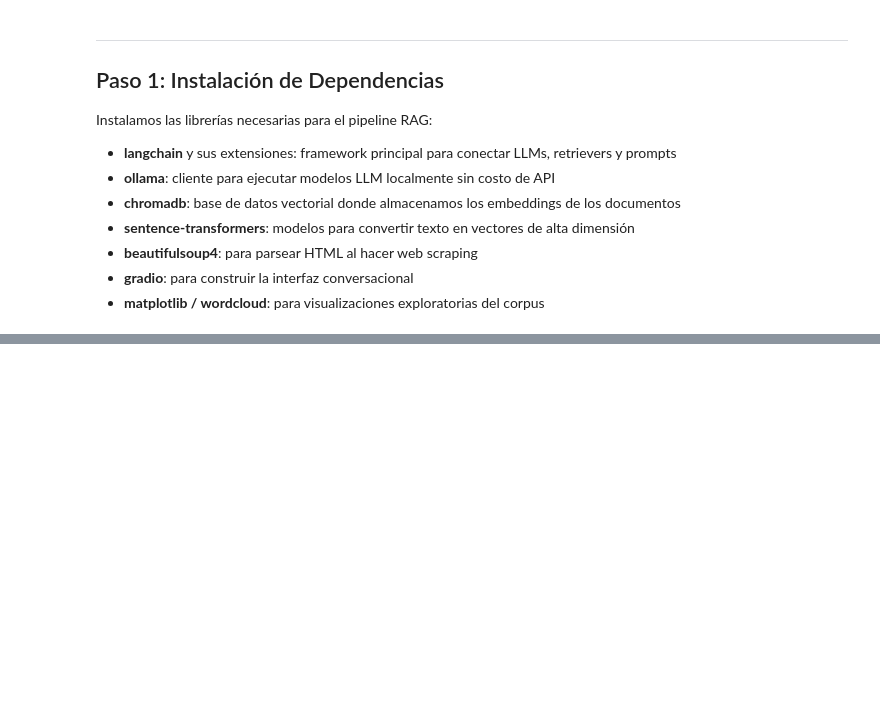
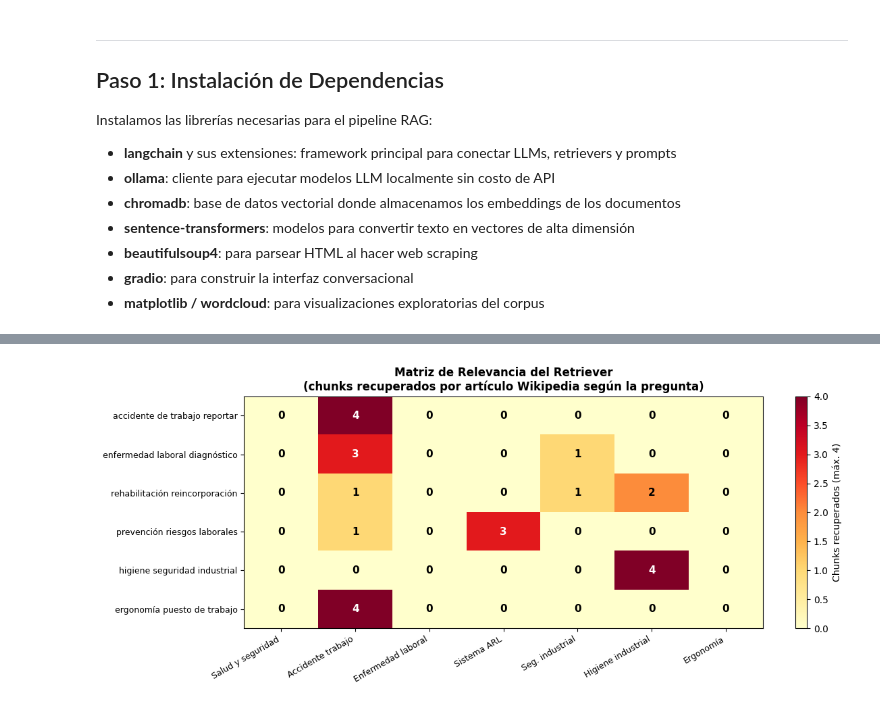
Before and after one commit to dvarelaj/nlp-miniproyecto-icesi, a Jupyter notebook: Sesion 6/modelos_generativos_RAG.ipynb, the cells around one changed output, grey strips where cells are left out. Drawn from its saved outputs; the diff is of its cells as text; code cells hidden in the pictures; blank space fills up the shorter version.

```diff
--- a/Sesion 6/modelos_generativos_RAG.ipynb
+++ b/Sesion 6/modelos_generativos_RAG.ipynb
@@ -208,0 +550,18 @@ This share link expires in 1 week. For free permanent hosting and GPU upgrades,
+# %%
+# Batería de preguntas de prueba
+preguntas_test = [
+    "¿Qué es un accidente de trabajo en Colombia?",
+    "¿Cómo puedo prevenir enfermedades laborales?",
+    "¿Cuáles son los pasos para reportar un accidente de trabajo a una ARL?",
+    "¿Qué es la rehabilitación laboral y a qué tengo derecho?",
+]
+
+print('🧪 Ejecutando pruebas del sistema RAG...\n')
+print('=' * 70)
+
+for i, pregunta in enumerate(preguntas_test, 1):
+    print(f'\n❓ Pregunta {i}: {pregunta}')
+    print('-' * 50)
+    respuesta = rag_chain.invoke(pregunta)
+    print(f'🤖 Respuesta:\n{respuesta}')
+    print('=' * 70)
@@ -208,0 +596,69 @@ This share link expires in 1 week. For free permanent hosting and GPU upgrades,
+# %%
+import numpy as np
+import matplotlib.pyplot as plt
+
+# ── Secciones ahora basadas en los artículos de Wikipedia ────────────────────
+# Mapeamos cada URL de Wikipedia a una etiqueta corta legible
+wikipedia_secciones = {
+    'Salud_y_seguridad':       'Salud y seguridad',
+    'Accidente_de_trabajo':    'Accidente trabajo',
+    'Enfermedad_laboral':      'Enfermedad laboral',
+    'Sistema_general':         'Sistema ARL',
+    'Seguridad_industrial':    'Seg. industrial',
+    'Higiene_industrial':      'Higiene industrial',
+    'Ergonoma':                'Ergonomía',
+}
+
+etiquetas = list(wikipedia_secciones.values())
+claves    = list(wikipedia_secciones.keys())
+
+preguntas_analisis = [
+    'accidente de trabajo reportar',
+    'enfermedad laboral diagnóstico',
+    'rehabilitación reincorporación',
+    'prevención riesgos laborales',
+    'higiene seguridad industrial',
+    'ergonomía puesto de trabajo',
+]
+
+# Construimos la matriz: filas=preguntas, columnas=artículos Wikipedia
+matriz = np.zeros((len(preguntas_analisis), len(claves)))
+
+for i, pregunta in enumerate(preguntas_analisis):
+    docs_recuperados = retriever.invoke(pregunta)
+    for doc in docs_recuperados:
+        url = doc.metadata.get('source', '')
+        for j, clave in enumerate(claves):
+            if clave in url:          # ← ahora busca fragmentos de URL Wikipedia
+                matriz[i][j] += 1
+
+# Visualización
+fig, ax = plt.subplots(figsize=(12, 5))
+im = ax.imshow(matriz, cmap='YlOrRd', aspect='auto', vmin=0, vmax=4)
+
+ax.set_xticks(range(len(etiquetas)))
+ax.set_xticklabels(etiquetas, rotation=30, ha='right', fontsize=9)
+ax.set_yticks(range(len(preguntas_analisis)))
+ax.set_yticklabels(preguntas_analisis, fontsize=9)
+
+for i in range(len(preguntas_analisis)):
+    for j in range(len(etiquetas)):
+        valor = int(matriz[i][j])
+        color_texto = 'white' if valor >= 3 else 'black'
+        ax.text(j, i, str(valor), ha='center', va='center',
+                fontweight='bold', fontsize=11, color=color_texto)
+
+plt.colorbar(im, ax=ax, label='Chunks recuperados (máx. 4)')
+ax.set_title('Matriz de Relevancia del Retriever\n'
+             '(chunks recuperados por artículo Wikipedia según la pregunta)',
+             fontsize=12, fontweight='bold')
+plt.tight_layout()
+plt.savefig('matriz_retrieval.png', dpi=150, bbox_inches='tight')
+plt.show()
+
+print('💡 Interpretación:')
+print('   - Valores altos en la diagonal → retriever preciso por tema')
+print('   - Valores fuera de la diagonal → solapamiento temático entre artículos')
+print('   - Filas completamente en 0 → esa pregunta usa términos no presentes en el corpus')
+# %% [output]
+[figure, added]
```
Also changed, not shown: parts of 29 cells of this notebook.
